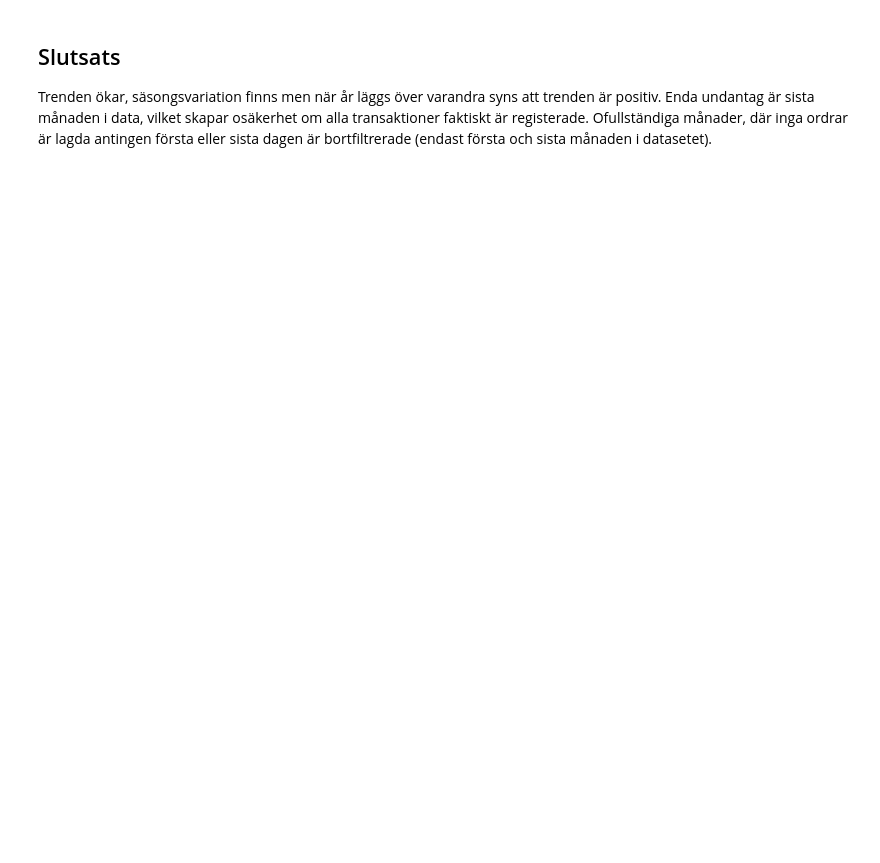
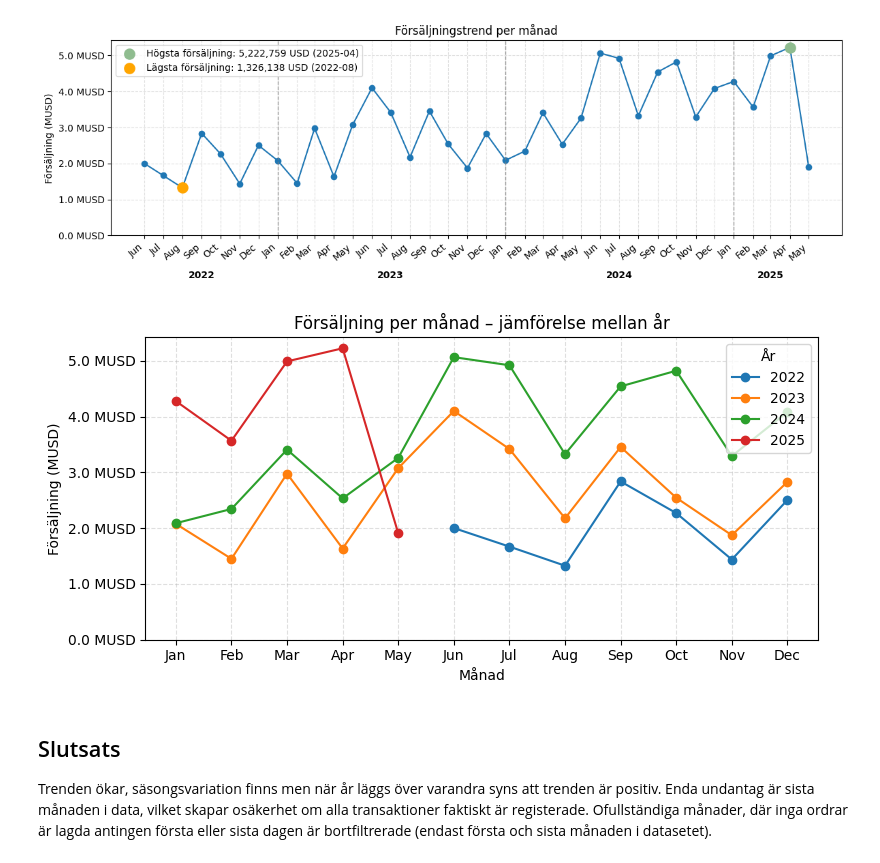
Before and after one commit to VictoriaElmander/SQL_Inlamning, a Jupyter notebook: main.ipynb, the cells around one changed output. Saved outputs shown, nothing was run; the diff lists cells and outputs as text; code cells hidden in the pictures; blank space fills up the shorter version.

```diff
--- a/main.ipynb
+++ b/main.ipynb
@@ -153,7 +164,7 @@ plt.show()
 query_3 ="""
 SELECT
     DATEFROMPARTS(YEAR(OrderDate), MONTH(OrderDate), 1) AS OrderMonth,
-    SUM(TotalDue) AS TotalForsaljning,
+    SUM(SubTotal) AS TotalForsaljning,
     MIN(CAST(OrderDate AS date)) AS FirstOrderDateInMonth,
     MAX(CAST(OrderDate AS date)) AS LastOrderDateInMonth,
     CASE
@@ -259,43 +270,45 @@ plt.tight_layout()
 plt.show()
 
 
 #--------------------------------------------------------------------------------------
 # År över varandra
 #--------------------------------------------------------------------------------------
 df_y_m = df_full.copy()
 df_y_m["Year"] = df_y_m["OrderMonth"].dt.year
 df_y_m["Month"] = df_y_m["OrderMonth"].dt.month
 
-plt.figure(figsize=(8, 4))
+fig, ax = plt.subplots(figsize=(8, 4))
 
 for year, data in df_y_m.groupby("Year"):
     data = data.sort_values("Month")
     plt.plot(data["Month"], data["TotalForsaljning"], marker="o", label=str(year))
 
-plt.title("Försäljning per månad – jämförelse mellan år")
-plt.xlabel("Månad")
-plt.ylabel("Försäljning (MUSD)")
+ax.set_title("Försäljning per månad – jämförelse mellan år")
+ax.set_xlabel("Månad")
+ax.set_ylabel("Försäljning (MUSD)")
 
 # Månadsetiketter
-plt.xticks(
+ax.set_xticks(
     ticks=range(1, 13),
     labels=["Jan", "Feb", "Mar", "Apr", "May", "Jun",
             "Jul", "Aug", "Sep", "Oct", "Nov", "Dec"]
 )
 
-plt.ylim(bottom=0)
+ax.set_ylim(bottom=0)
 
 # Y-axel i MUSD
-ax2 = plt.gca()
-ax2.yaxis.set_major_formatter(
+ax.yaxis.set_major_formatter(
     mtick.FuncFormatter(lambda y, _: f"{y/1_000_000:.1f} MUSD")
 )
 
 
-plt.legend(title="År")
-plt.grid(True, linestyle="--", alpha=0.4)
+ax.legend(title="År")
+ax.grid(True, linestyle="--", alpha=0.4)
 plt.tight_layout()
 plt.show()
+# %% [output]
+[figure, added]
+[figure, added]
 # %% [markdown]
 ## Slutsats
 Trenden ökar, säsongsvariation finns men när år läggs över varandra syns att trenden är positiv. Enda undantag är sista månaden i data, vilket skapar osäkerhet om alla transaktioner faktiskt är registerade. Ofullständiga månader, där inga ordrar är lagda antingen första eller sista dagen är bortfiltrerade (endast första och sista månaden i datasetet).
```
Also changed, not shown: parts of 9 cells of this notebook, 1 other file.
